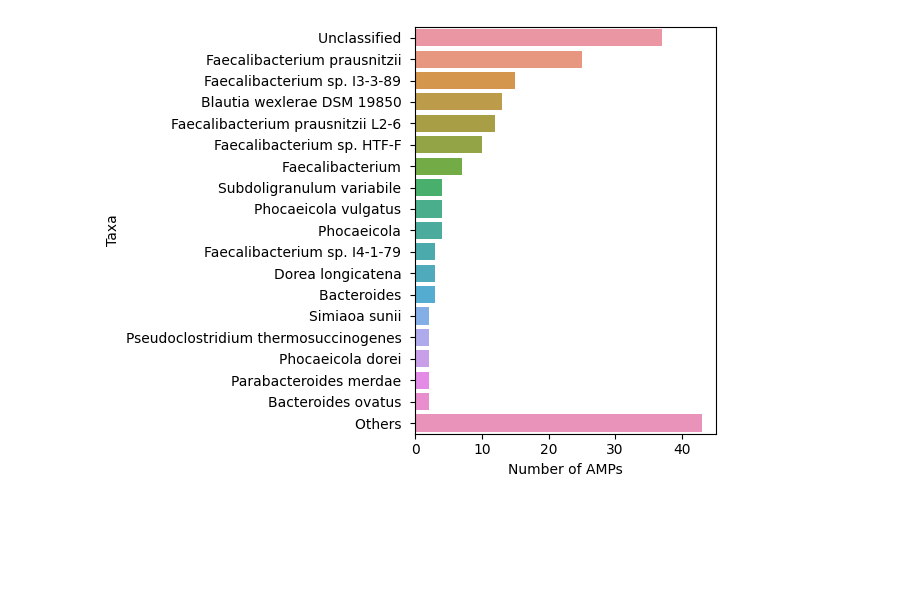
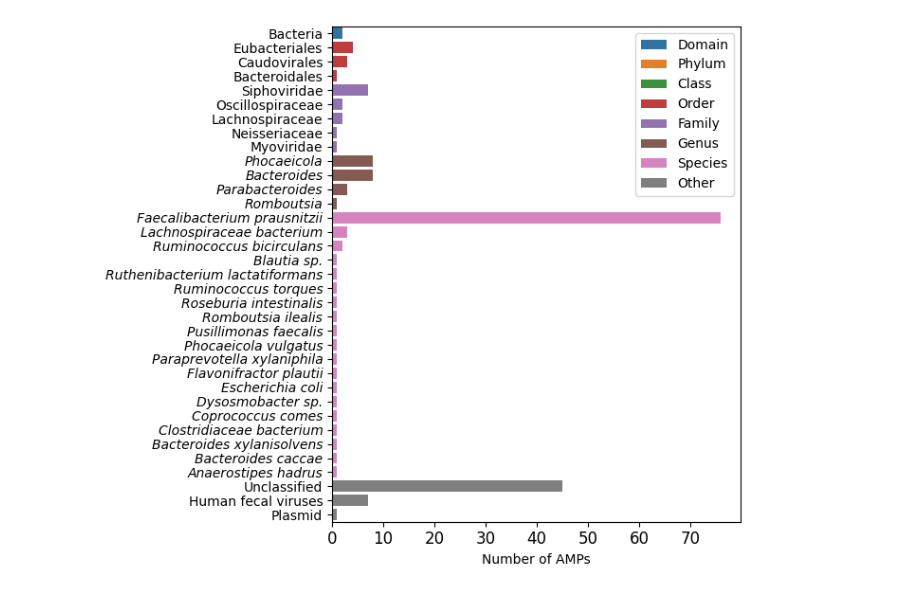
Before and after one commit to LuiguiGallardo/amps_microbiome, a Jupyter notebook: 17_megan6/barplots_taxa.ipynb, the cells around one changed output. Drawn from its saved outputs; the diff is of its cells as text; code cells hidden in the pictures; blank space fills up the shorter version.

Commit message:
Update to barplot with 193 AMPs

```diff
--- a/17_megan6/barplots_taxa.ipynb
+++ b/17_megan6/barplots_taxa.ipynb
@@ -18,11 +8,49 @@ plt.savefig("./taxa_sum_filt.png")
-# %%
-data = pd.read_csv("./193_transcrips_m2_kraken2_sum_filt.tsv", sep="\t")
-
-barplots = sns.barplot(data=data, y="kraken2.classification", x="count")
-plt.xlabel("Number of AMPs")
-plt.ylabel("Taxa")
-plt.tight_layout()
-plt.savefig("./taxa_sum_filt_kraken2.svg")
-plt.savefig("./taxa_sum_filt_kraken2.png")
-# %% [output]
-[figure, removed]
+# %%
+import pandas as pd
+import matplotlib.pyplot as plt
+import seaborn as sns
+
+# Load data
+data = pd.read_csv("./193_amps_trans_norm_format_filt.tsv", sep="\t")
+
+# DCustom rank order
+rank_order = ["Domain", "Phylum", "Class", "Order", "Family", "Genus", "Species", "Other"]
+
+data["rank"] = pd.Categorical(data["rank"], categories=rank_order, ordered=True)
+
+data = data.sort_values(by=["rank", "count"], ascending=[True, False])
+
+# To mantain order
+data["megan6.classification"] = pd.Categorical(data["megan6.classification"], categories=data["megan6.classification"].unique(), ordered=True)
+
+# Figure size
+plt.figure(figsize=(7, 6))
+
+# Create bar plot with ordered classification
+barplots = sns.barplot(data=data, y="megan6.classification", x="count", hue="rank", dodge=False)
+
+# Labels
+plt.xlabel("Number of AMPs")
+plt.ylabel("")
+plt.legend(title="")
+plt.xticks(fontsize=12)
+plt.yticks(fontsize=10)
+
+# Get the current y-tick labels
+ax = plt.gca()
+yticks = ax.get_yticklabels()
+
+# Apply italics to genus and species labels
+for label in yticks:
+    taxon = label.get_text()
+    taxon_rank = data.loc[data["megan6.classification"] == taxon, "rank"].values[0]  # Get rank
+
+    if taxon_rank in ["Genus", "Species"]:  # Italicize only these ranks
+        label.set_fontstyle("italic")
+
+plt.tight_layout()
+plt.savefig("./taxa_sum_filt.svg")
+plt.savefig("./taxa_sum_filt.png")
+plt.show()
+# %% [output]
+[figure, added]
```
Also changed, not shown: parts of 2 cells of this notebook, 4 other files.
